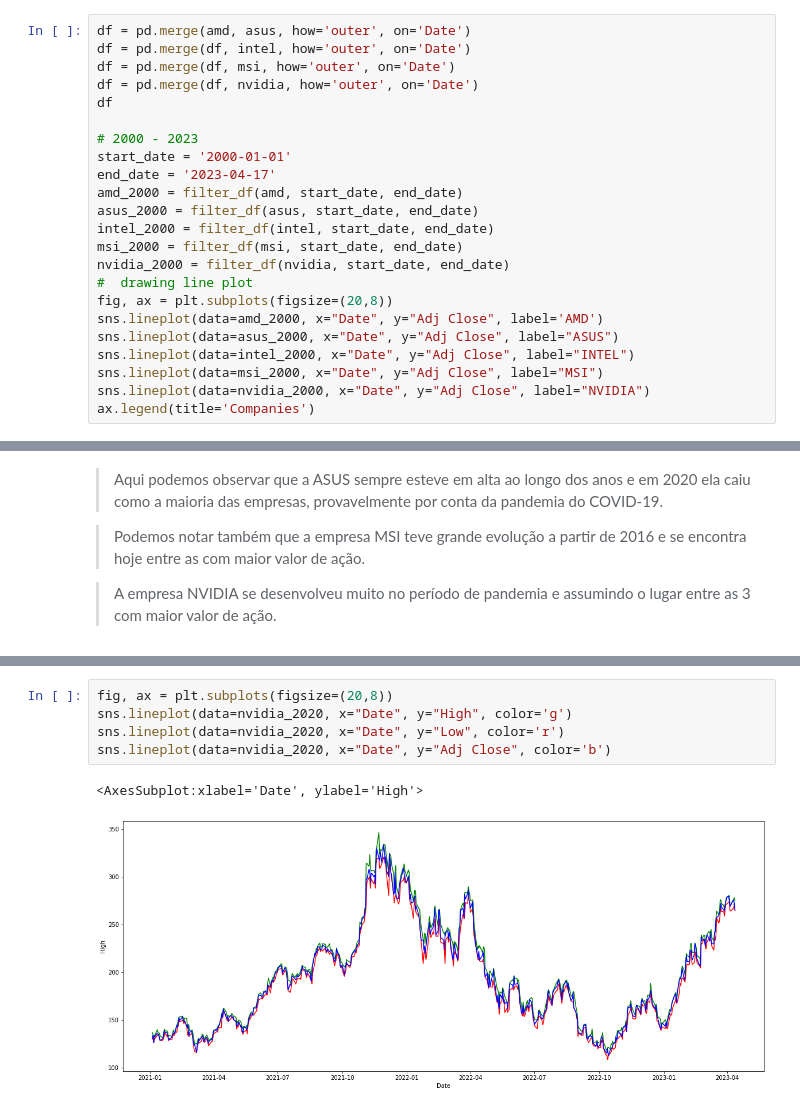
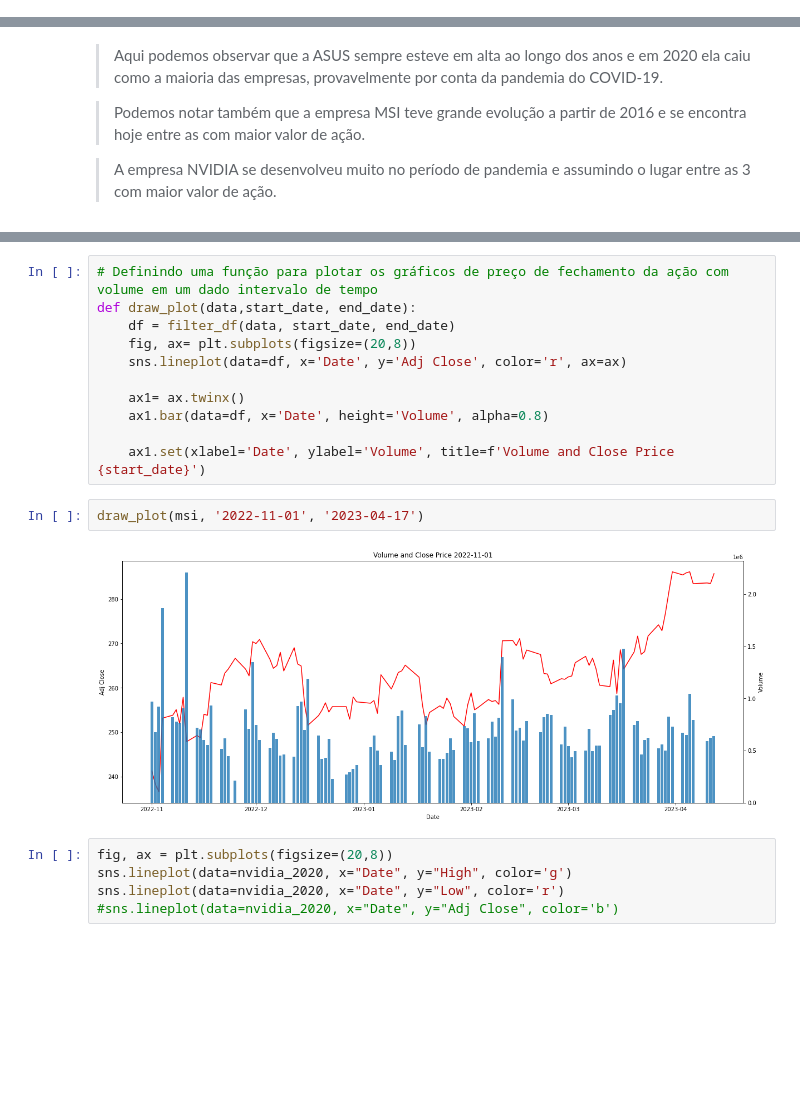
Before and after one commit to jeanmatheuss/GPU-stocks-price, a Jupyter notebook: gpu-prices.ipynb, the cells around one changed output, grey strips where cells are left out. Saved outputs shown, nothing was run; the diff lists cells and outputs as text; blank space fills up the shorter version.

Commit message:
line plot

```diff
--- a/gpu-prices.ipynb
+++ b/gpu-prices.ipynb
@@ -21,29 +21,6 @@ As colunas do DataFrames estão organizadas da seguinte forma:
 * Adj Close: "Adjusted Close" preço de fechamento ajustado.
 
 * Volume: Volume de ações negociadas.
-# %%
-df = pd.merge(amd, asus, how='outer', on='Date')
-df = pd.merge(df, intel, how='outer', on='Date')
-df = pd.merge(df, msi, how='outer', on='Date')
-df = pd.merge(df, nvidia, how='outer', on='Date')
-df
-
-# 2000 - 2023
-start_date = '2000-01-01'
-end_date = '2023-04-17'
-amd_2000 = filter_df(amd, start_date, end_date)
-asus_2000 = filter_df(asus, start_date, end_date)
-intel_2000 = filter_df(intel, start_date, end_date)
-msi_2000 = filter_df(msi, start_date, end_date)
-nvidia_2000 = filter_df(nvidia, start_date, end_date)
-#  drawing line plot
-fig, ax = plt.subplots(figsize=(20,8))
-sns.lineplot(data=amd_2000, x="Date", y="Adj Close", label='AMD')
-sns.lineplot(data=asus_2000, x="Date", y="Adj Close", label="ASUS")
-sns.lineplot(data=intel_2000, x="Date", y="Adj Close", label="INTEL")
-sns.lineplot(data=msi_2000, x="Date", y="Adj Close", label="MSI")
-sns.lineplot(data=nvidia_2000, x="Date", y="Adj Close", label="NVIDIA")
-ax.legend(title='Companies')
 # %%
 import pandas as pd
 import numpy as np
@@ -174,8 +92,20 @@ plt.xticks(rotation = 45)
+# %%
+# Definindo uma função para plotar os gráficos de preço de fechamento da ação com volume em um dado intervalo de tempo
+def draw_plot(data,start_date, end_date):
+    df = filter_df(data, start_date, end_date)
+    fig, ax= plt.subplots(figsize=(20,8))
+    sns.lineplot(data=df, x='Date', y='Adj Close', color='r', ax=ax)
+
+    ax1= ax.twinx()
+    ax1.bar(data=df, x='Date', height='Volume', alpha=0.8)
+
+    ax1.set(xlabel='Date', ylabel='Volume', title=f'Volume and Close Price {start_date}')
+# %%
+draw_plot(msi, '2022-11-01', '2023-04-17')
+# %% [output]
+[figure, added]
 # %%
 fig, ax = plt.subplots(figsize=(20,8))
 sns.lineplot(data=nvidia_2020, x="Date", y="High", color='g')
 sns.lineplot(data=nvidia_2020, x="Date", y="Low", color='r')
-sns.lineplot(data=nvidia_2020, x="Date", y="Adj Close", color='b')
+#sns.lineplot(data=nvidia_2020, x="Date", y="Adj Close", color='b')
-# %% [output]
-<AxesSubplot:xlabel='Date', ylabel='High'>
-[figure, removed]
```
Also changed, not shown: parts of 8 cells of this notebook.
